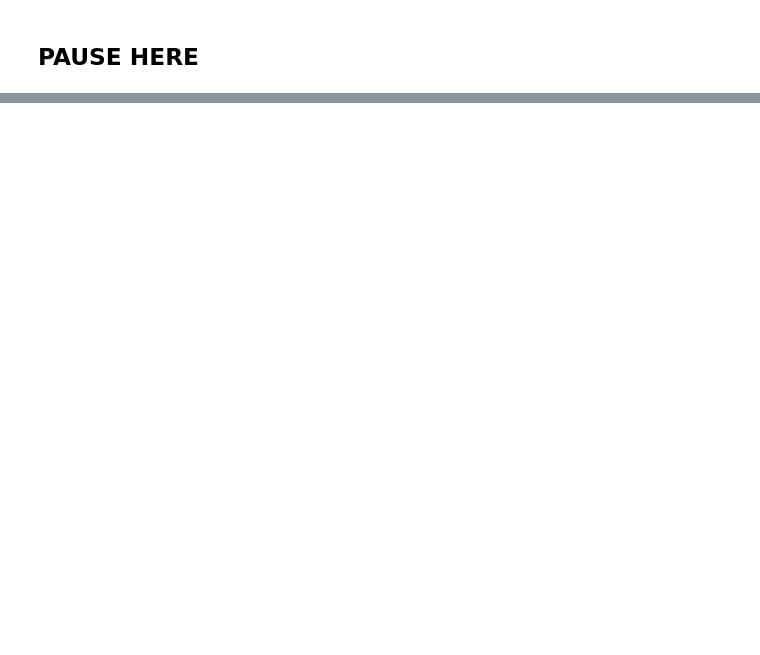
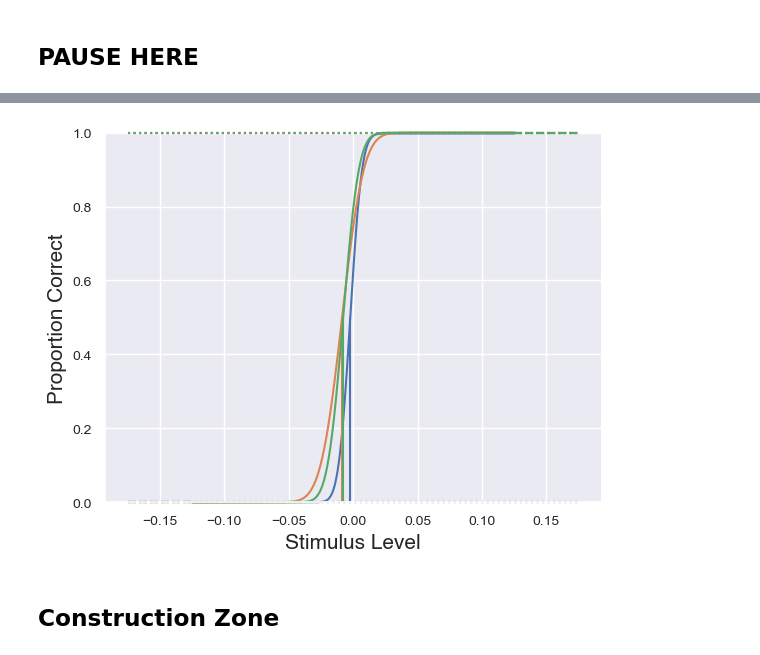
Before and after one commit to BonnenLab/tracking-psychopy-bonnen-2015, a Jupyter notebook: Tutorial.ipynb, the cells around one changed output, grey strips where cells are left out. Drawn from its saved outputs; the diff is of its cells as text; code cells hidden in the pictures; blank space fills up the shorter version.

```diff
--- a/Tutorial.ipynb
+++ b/Tutorial.ipynb
@@ -262,3 +358,16 @@ axs[2].set_ylabel('corr. value');
+# %%
+fig = plt.figure()
+for ii in range(3):
+    ps.psigniplot.plotPsych(results[ii],axisHandle=plt.gca(),showImediate=False,
+                            plotData=False,lineColor=colors[ii],lineWidth=1.5)
+
+plt.show()
+
+# todo colors + legends
+# %% [output]
+[figure, added]
+# %% [markdown]
+## Construction Zone
 # %%
 # Helper functions for Kalman filter fitting
 
```
Also changed, not shown: parts of 25 cells of this notebook, 1 other file.
